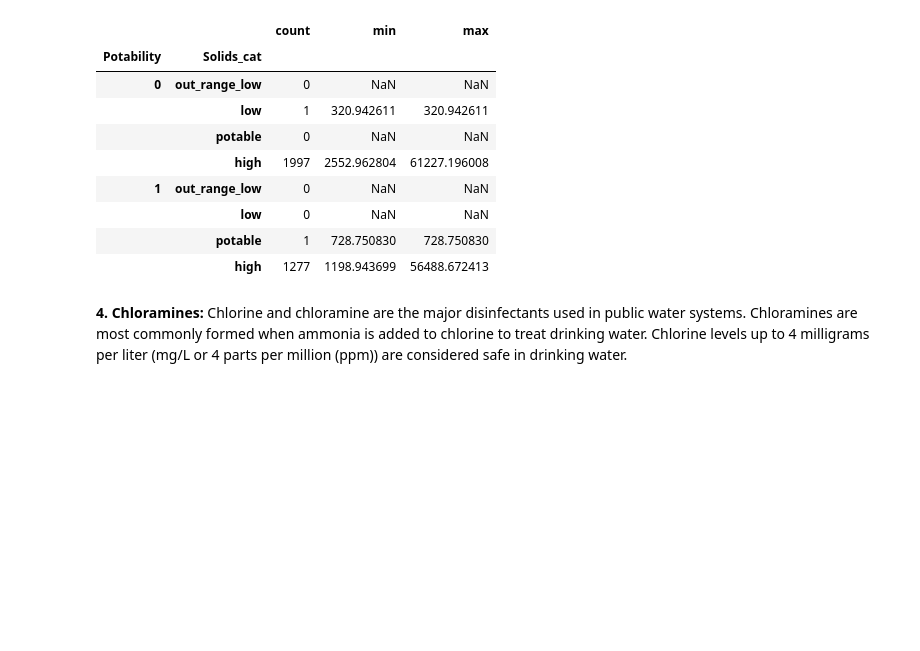
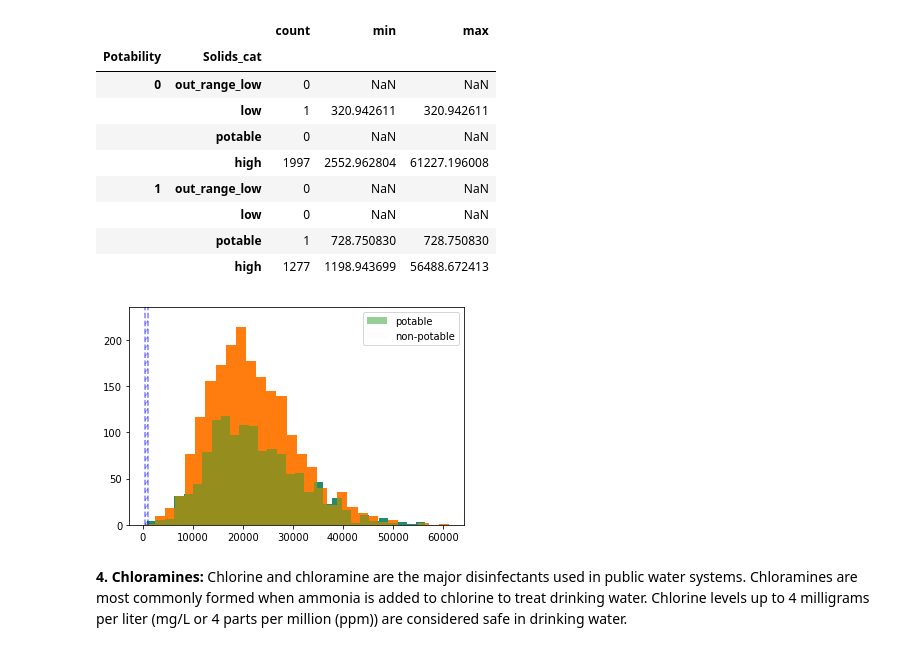
Before and after one commit to MarceloAlvesPereira/Springboard, a Jupyter notebook: Classification/Water_potability.ipynb, the cells around one changed output. Saved outputs shown, nothing was run; the diff lists cells and outputs as text; code cells hidden in the pictures; blank space fills up the shorter version.

```diff
--- a/Classification/Water_potability.ipynb
+++ b/Classification/Water_potability.ipynb
@@ -437,6 +470,10 @@ ranges.Solids
 |  | low | 0 | NaN | NaN |
 |  | potable | 1 | 728.750830 | 728.750830 |
 |  | high | 1277 | 1198.943699 | 56488.672413 |
+# %%
+visualize(water,'Solids',30,500,1000)
+# %% [output]
+[figure, added]
 # %% [markdown]
 **4. Chloramines:**
 Chlorine and chloramine are the major disinfectants used in public water systems. Chloramines are most commonly formed when ammonia is added to chlorine to treat drinking water. Chlorine levels up to 4 milligrams per liter (mg/L or 4 parts per million (ppm)) are considered safe in drinking water.
```
Also changed, not shown: parts of 298 cells of this notebook.
